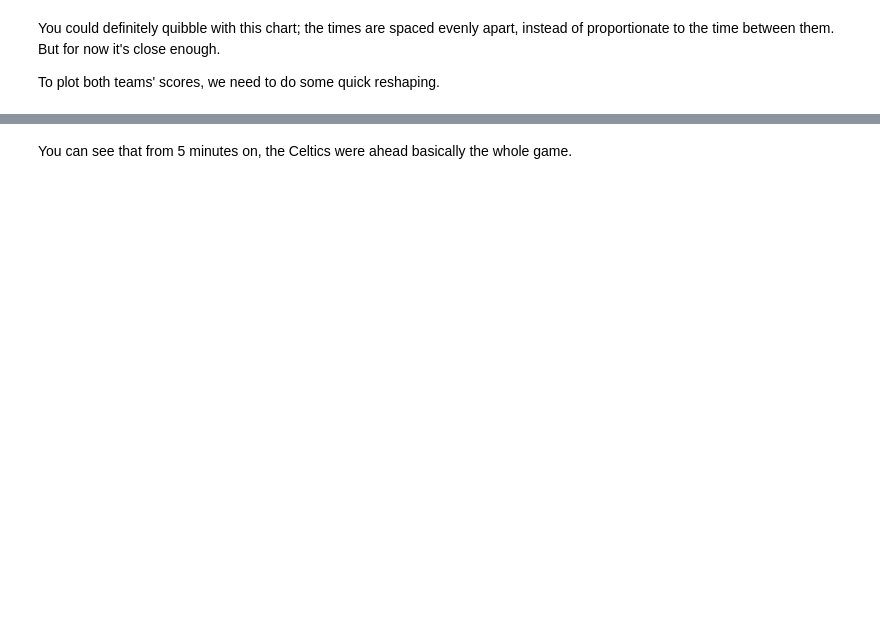
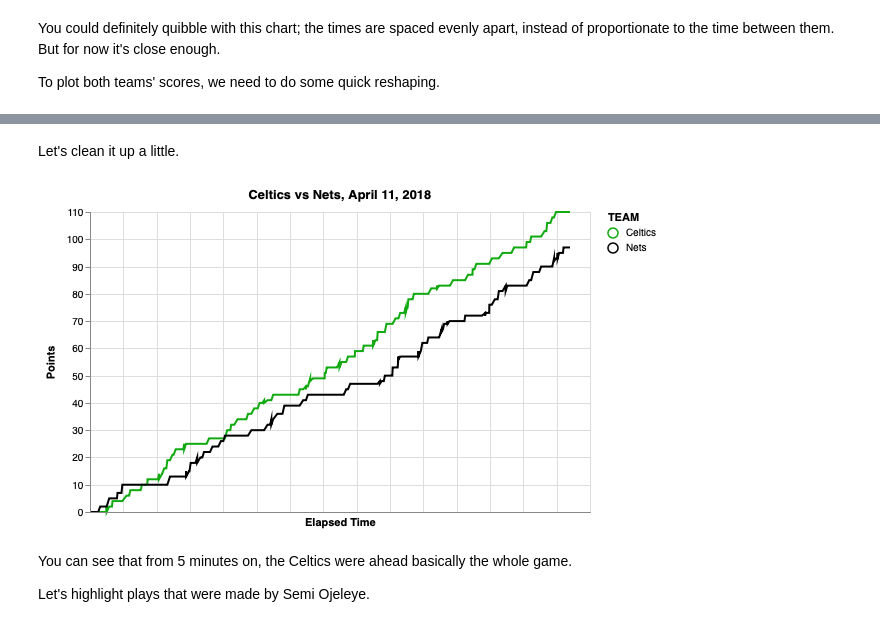
Before and after one commit to eswan18/nba_api_explore, a Jupyter notebook: Celtics Play-by-play Data.ipynb, the cells around one changed output, grey strips where cells are left out. Drawn from its saved outputs; the diff is of its cells as text; code cells hidden in the pictures; blank space fills up the shorter version.

```diff
--- a/Celtics Play-by-play Data.ipynb
+++ b/Celtics Play-by-play Data.ipynb
@@ -212,2 +216,20 @@ alt.Chart(melted, width=500).mark_line().encode(
+# %% [markdown]
+Let's clean it up a little.
+# %%
+melted['TEAM'] = melted['HOME/AWAY'].apply(lambda x: 'Celtics' if x == 'HOME_SCORE' else 'Nets')
+
+nice_chart = alt.Chart(melted, width=500).mark_line().encode(
+    x=alt.X('TOTAL_ELAPSED_SEC', axis=alt.Axis(title='Elapsed Time',
+                                               labels=False, ticks=False)),
+    y=alt.Y('POINTS:Q', axis=alt.Axis(title='Points')),
+    color=alt.Color('TEAM', scale=alt.Scale(domain=['Celtics', 'Nets'],
+                                                 range=['#11AA11', 'black']))
+).properties(title='Celtics vs Nets, April 11, 2018')
+
+nice_chart
+# %% [output]
+[figure, added]
 # %% [markdown]
 You can see that from 5 minutes on, the Celtics were ahead basically the whole game.
+
+Let's highlight plays that were made by Semi Ojeleye.
```
Also changed, not shown: parts of 5 cells of this notebook.
